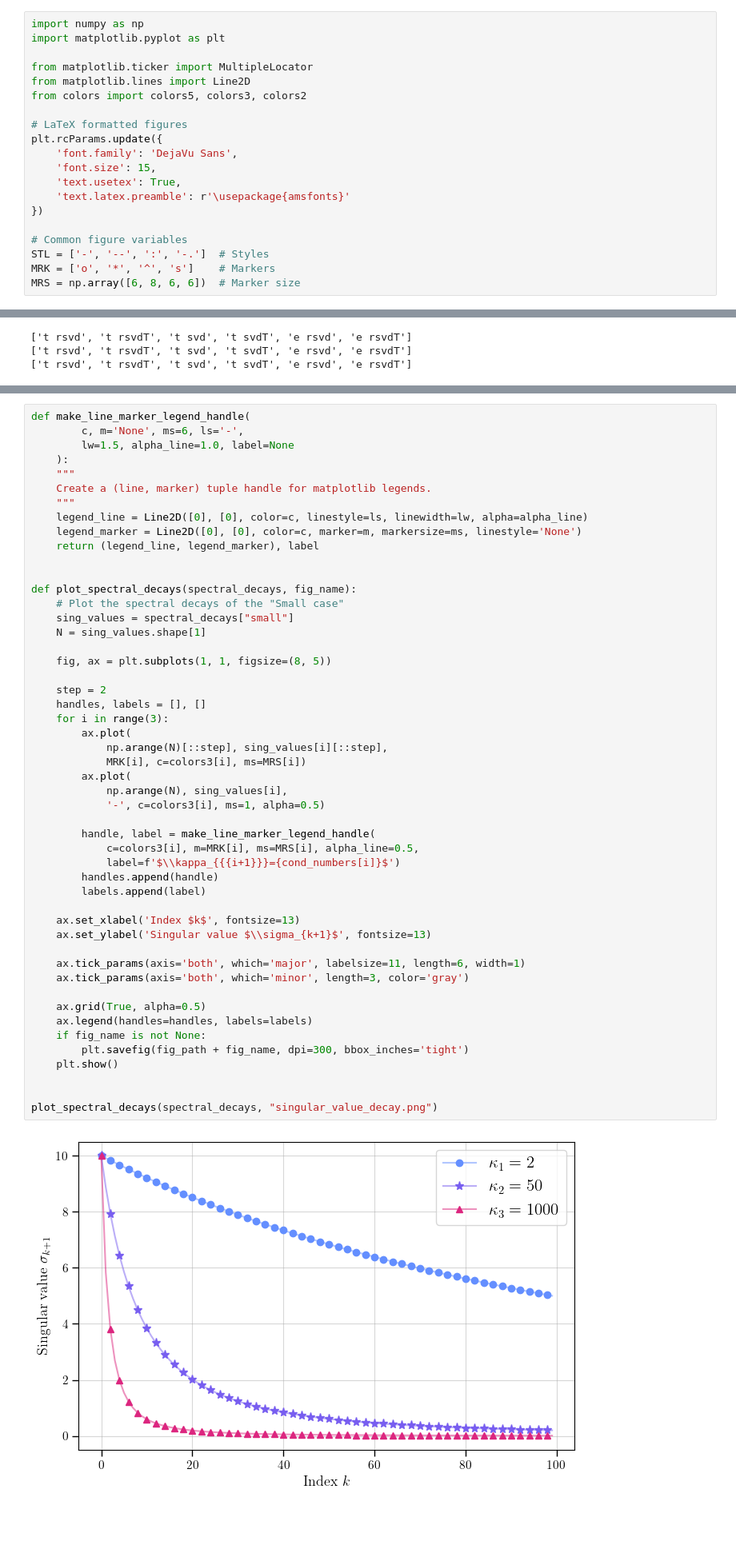
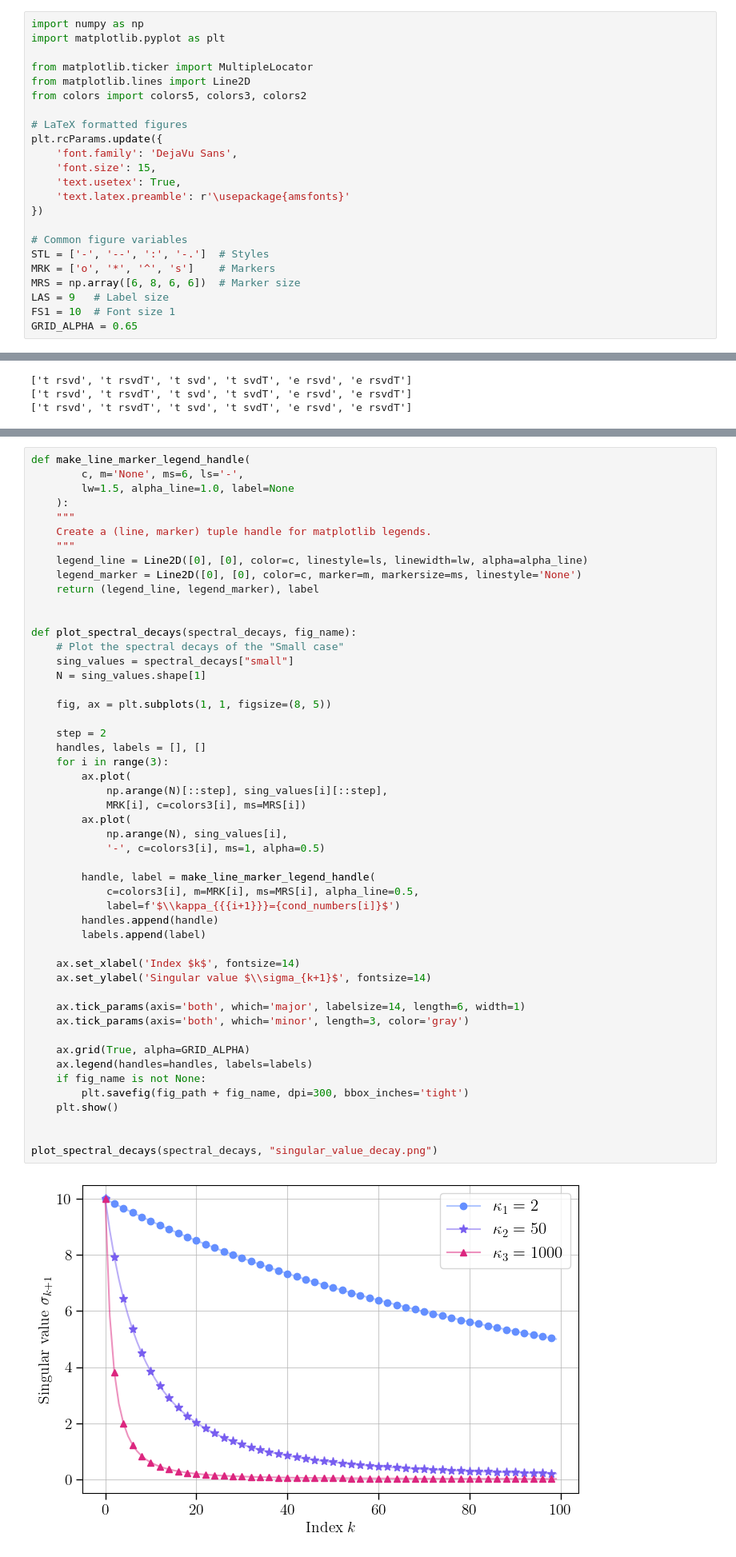
Before and after one commit to EliasSev/randomized-svd-paper, a Jupyter notebook: notebooks/generate_figures.ipynb, the cells around one changed output, grey strips where cells are left out. Shown: that part at 80% size. Saved outputs shown, nothing was run; the diff lists cells and outputs as text; blank space fills up the shorter version.

```diff
--- a/notebooks/generate_figures.ipynb
+++ b/notebooks/generate_figures.ipynb
@@ -18,6 +18,9 @@ plt.rcParams.update({
 STL = ['-', '--', ':', '-.']  # Styles
 MRK = ['o', '*', '^', 's']    # Markers
 MRS = np.array([6, 8, 6, 6])  # Marker size
+LAS = 9   # Label size
+FS1 = 10  # Font size 1
+GRID_ALPHA = 0.65
 # %%
 spectral_decays = np.load("../results/spectral_decays.npz")
 results_small   = np.load("../results/results_small.npz")
@@ -112,35 +119,35 @@ def plot_spectral_decays(spectral_decays, fig_name):
 
     fig, ax = plt.subplots(1, 1, figsize=(8, 5))
 
     step = 2
     handles, labels = [], []
     for i in range(3):
         ax.plot(
             np.arange(N)[::step], sing_values[i][::step],
             MRK[i], c=colors3[i], ms=MRS[i])
         ax.plot(
             np.arange(N), sing_values[i],
             '-', c=colors3[i], ms=1, alpha=0.5)
 
         handle, label = make_line_marker_legend_handle(
             c=colors3[i], m=MRK[i], ms=MRS[i], alpha_line=0.5,
             label=f'$\\kappa_{{{i+1}}}={cond_numbers[i]}$')
         handles.append(handle)
         labels.append(label)
 
-    ax.set_xlabel('Index $k$', fontsize=13)
-    ax.set_ylabel('Singular value $\\sigma_{k+1}$', fontsize=13)
+    ax.set_xlabel('Index $k$', fontsize=14)
+    ax.set_ylabel('Singular value $\\sigma_{k+1}$', fontsize=14)
 
-    ax.tick_params(axis='both', which='major', labelsize=11, length=6, width=1)
+    ax.tick_params(axis='both', which='major', labelsize=14, length=6, width=1)
     ax.tick_params(axis='both', which='minor', length=3, color='gray')
 
-    ax.grid(True, alpha=0.5)
+    ax.grid(True, alpha=GRID_ALPHA)
     ax.legend(handles=handles, labels=labels)
     if fig_name is not None:
         plt.savefig(fig_path + fig_name, dpi=300, bbox_inches='tight')
     plt.show()
 
 
 plot_spectral_decays(spectral_decays, "singular_value_decay.png")
 # %% [output]
-[figure, old version]
+[figure, new version]
```
Also changed, not shown: parts of 24 cells of this notebook, 6 other files.
